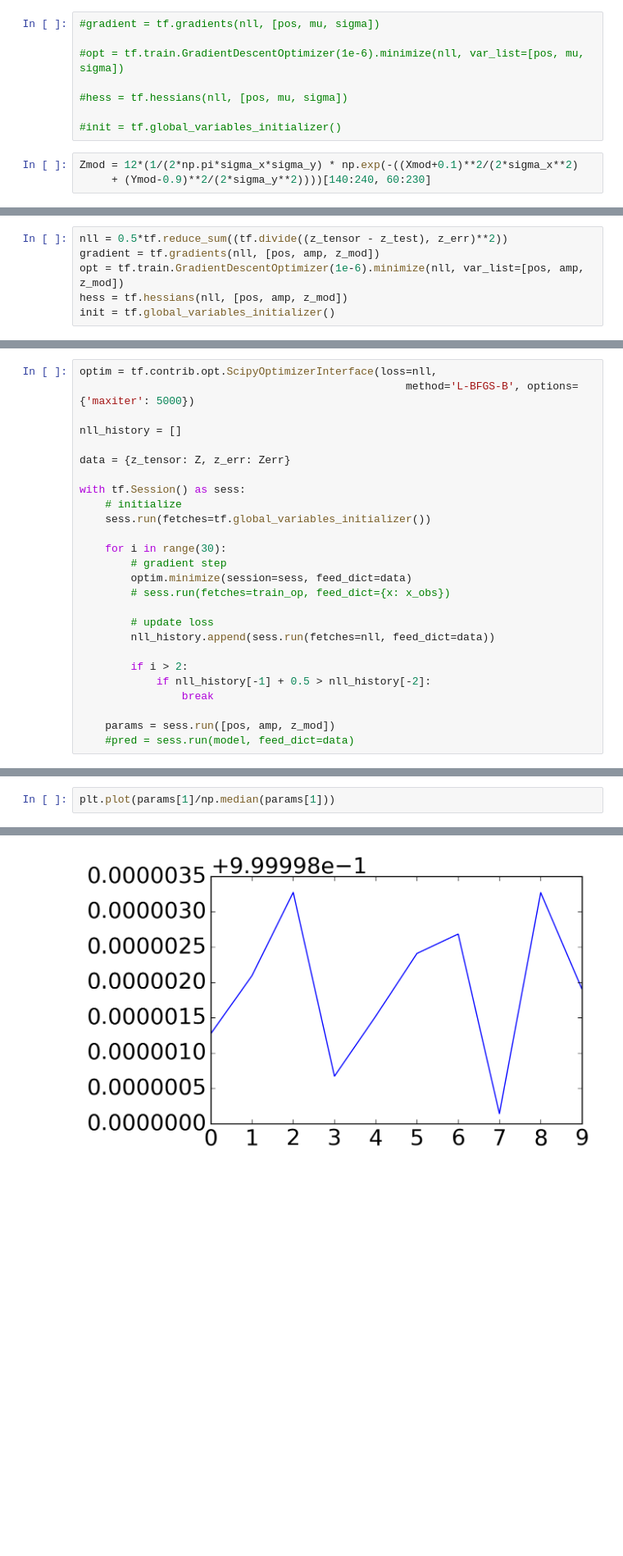
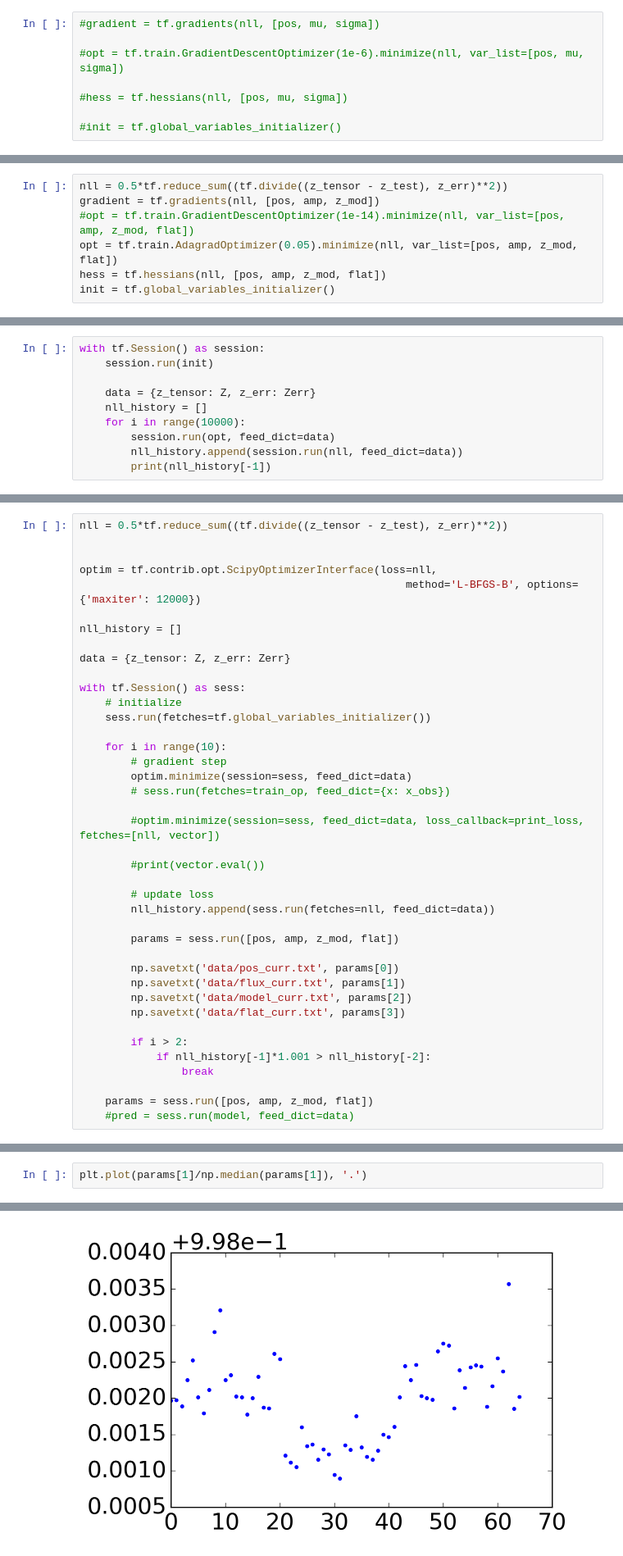
Before and after one commit to benmontet/nutella, a Jupyter notebook: tensorflow_usable_psf_example.ipynb, the cells around one changed output, grey strips where cells are left out. Shown at 82% size. Drawn from its saved outputs; the diff is of its cells as text; blank space fills up the shorter version.

Commit message:
flat field issues

```diff
--- a/tensorflow_usable_psf_example.ipynb
+++ b/tensorflow_usable_psf_example.ipynb
@@ -76,9 +193,6 @@ sigma = tf.Variable(tf.ones((2), dtype=tf.float64))
 #hess = tf.hessians(nll, [pos, mu, sigma])
 
 #init = tf.global_variables_initializer()
-# %%
-Zmod = 12*(1/(2*np.pi*sigma_x*sigma_y) * np.exp(-((Xmod+0.1)**2/(2*sigma_x**2)
-     + (Ymod-0.9)**2/(2*sigma_y**2))))[140:240, 60:230]
 # %%
 plt.imshow(Zmod, interpolation='nearest')
 # %% [output]
@@ -174,6 +281,7 @@ Tensor("Shape_9:0", shape=(2,), dtype=int32)
 # %%
 nll = 0.5*tf.reduce_sum((tf.divide((z_tensor - z_test), z_err)**2))
 gradient = tf.gradients(nll, [pos, amp, z_mod])
-opt = tf.train.GradientDescentOptimizer(1e-6).minimize(nll, var_list=[pos, amp, z_mod])
-hess = tf.hessians(nll, [pos, amp, z_mod])
+#opt = tf.train.GradientDescentOptimizer(1e-14).minimize(nll, var_list=[pos, amp, z_mod, flat])
+opt = tf.train.AdagradOptimizer(0.05).minimize(nll, var_list=[pos, amp, z_mod, flat])
+hess = tf.hessians(nll, [pos, amp, z_mod, flat])
 init = tf.global_variables_initializer()
@@ -228,0 +288,10 @@ def p_operator_orig(image, xshift, yshift, pad):
+# %%
+with tf.Session() as session:
+    session.run(init)
+
+    data = {z_tensor: Z, z_err: Zerr}
+    nll_history = []
+    for i in range(10000):
+        session.run(opt, feed_dict=data)
+        nll_history.append(session.run(nll, feed_dict=data))
+        print(nll_history[-1])
@@ -229,6 +301,9 @@ def p_operator_orig(image, xshift, yshift, pad):
 # %%
+nll = 0.5*tf.reduce_sum((tf.divide((z_tensor - z_test), z_err)**2))
+
+
 optim = tf.contrib.opt.ScipyOptimizerInterface(loss=nll,
-                                                   method='L-BFGS-B', options={'maxiter': 5000})
+                                                   method='L-BFGS-B', options={'maxiter': 12000})
 
 nll_history = []
 
@@ -238,19 +313,30 @@ with tf.Session() as sess:
     # initialize
     sess.run(fetches=tf.global_variables_initializer())
 
-    for i in range(30):
+    for i in range(10):
         # gradient step
         optim.minimize(session=sess, feed_dict=data)
         # sess.run(fetches=train_op, feed_dict={x: x_obs})
 
+        #optim.minimize(session=sess, feed_dict=data, loss_callback=print_loss, fetches=[nll, vector])
+
+        #print(vector.eval())
+
         # update loss
         nll_history.append(sess.run(fetches=nll, feed_dict=data))
 
+        params = sess.run([pos, amp, z_mod, flat])
+
+        np.savetxt('data/pos_curr.txt', params[0])
+        np.savetxt('data/flux_curr.txt', params[1])
+        np.savetxt('data/model_curr.txt', params[2])
+        np.savetxt('data/flat_curr.txt', params[3])
+
         if i > 2:
-            if nll_history[-1] + 0.5 > nll_history[-2]:
+            if nll_history[-1]*1.001 > nll_history[-2]:
                 break
 
-    params = sess.run([pos, amp, z_mod])
+    params = sess.run([pos, amp, z_mod, flat])
     #pred = sess.run(model, feed_dict=data)
 # %% [output]
 INFO:tensorflow:Optimization terminated with:
@@ -290,7 +381,7 @@ plt.show()
 # %%
-plt.plot(params[1]/np.median(params[1]))
+plt.plot(params[1]/np.median(params[1]), '.')
 # %% [output]
 [<matplotlib.lines.Line2D at 0x...>]
-[figure, old version]
+[figure, new version]
 # %%
 plt.plot(nll_history)
```
Also changed, not shown: parts of 39 cells of this notebook.
